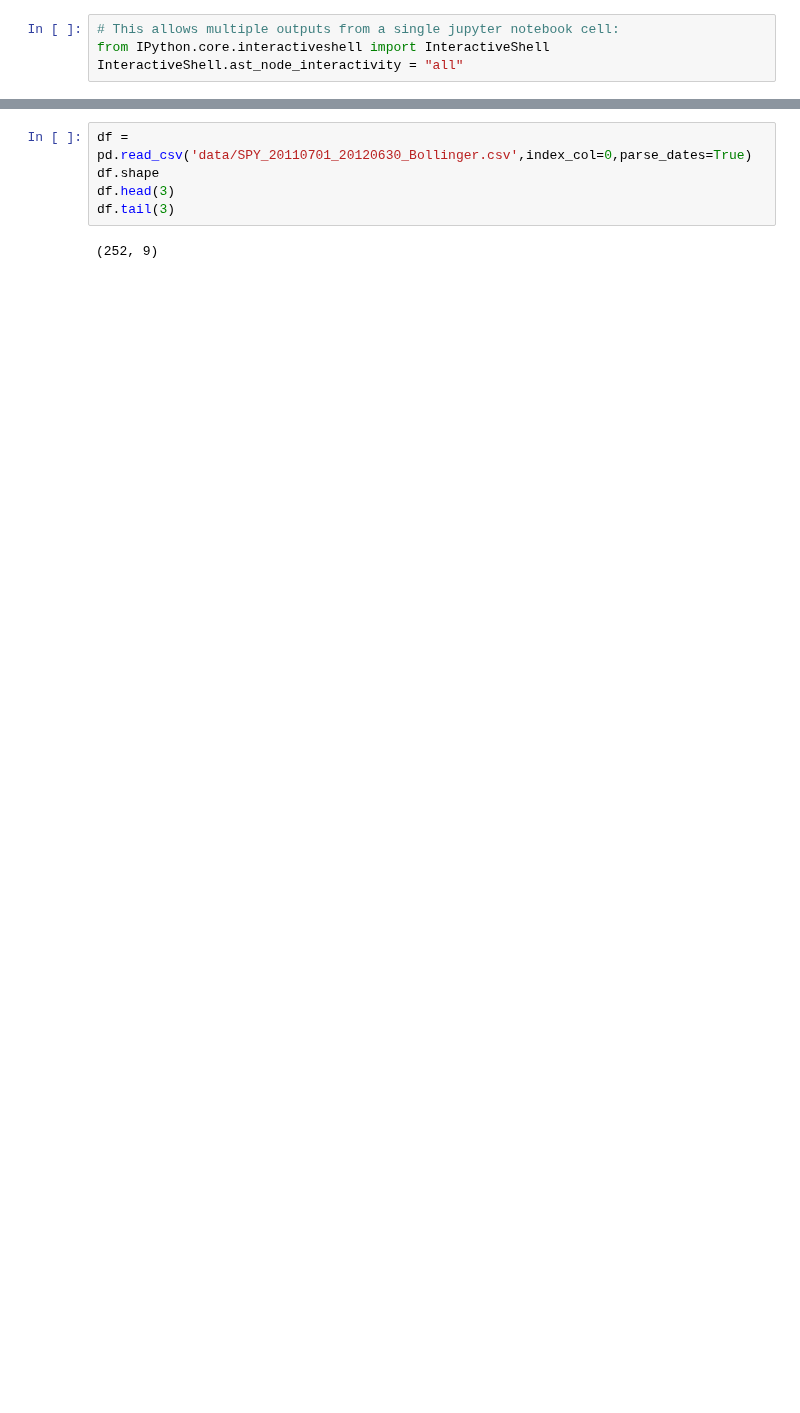
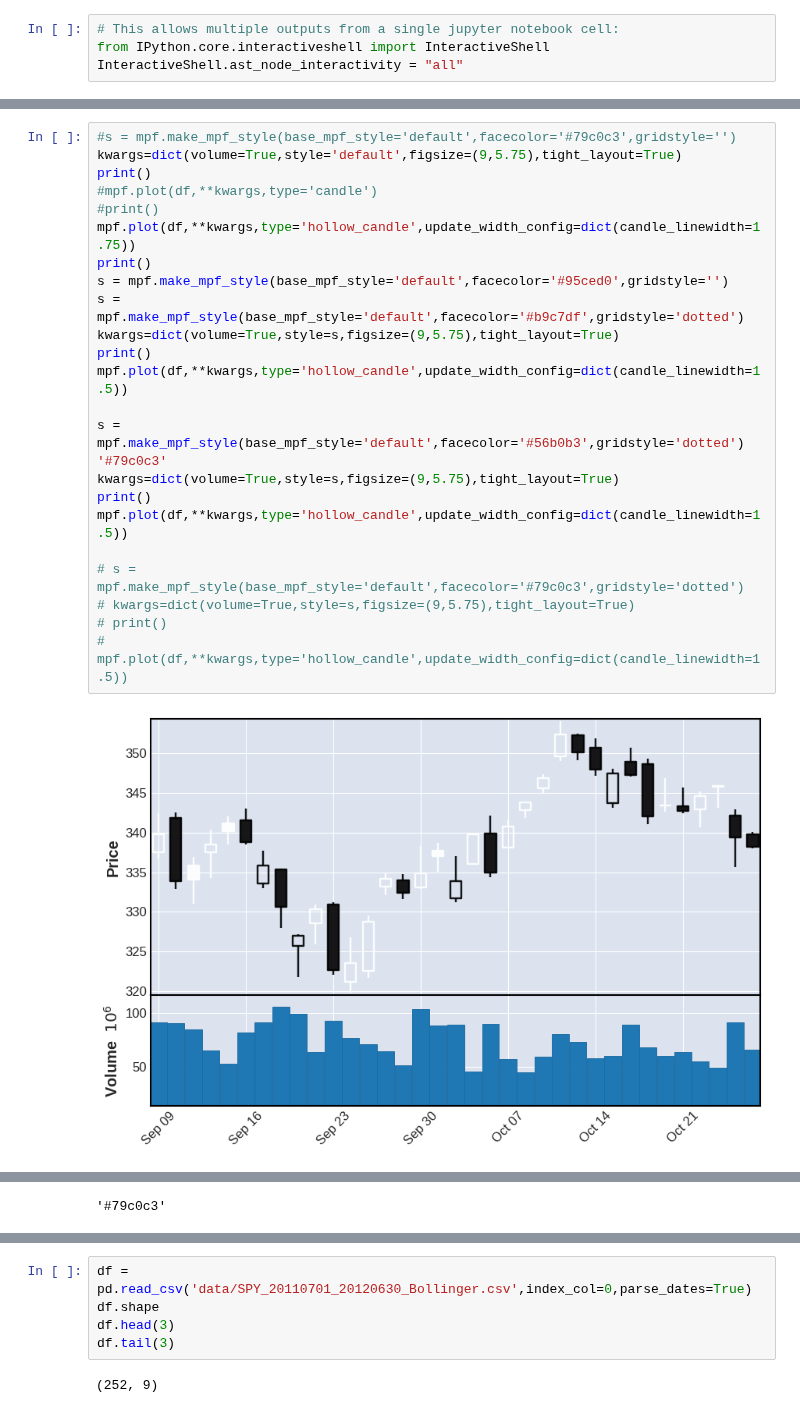
Before and after one commit to matplotlib/mplfinance, a Jupyter notebook: examples/hollow_and_filled_candles.ipynb, the cells around one changed output, grey strips where cells are left out. Drawn from its saved outputs; the diff is of its cells as text; blank space fills up the shorter version.

```diff
--- a/examples/hollow_and_filled_candles.ipynb
+++ b/examples/hollow_and_filled_candles.ipynb
@@ -119,0 +138,26 @@ df.loc['12/17/2020':'12/21/2020',['Open','High','Low','Close']]
+# %%
+#s = mpf.make_mpf_style(base_mpf_style='default',facecolor='#79c0c3',gridstyle='')
+kwargs=dict(volume=True,style='default',figsize=(9,5.75),tight_layout=True)
+print()
+#mpf.plot(df,**kwargs,type='candle')
+#print()
+mpf.plot(df,**kwargs,type='hollow_candle',update_width_config=dict(candle_linewidth=1.75))
+print()
+s = mpf.make_mpf_style(base_mpf_style='default',facecolor='#95ced0',gridstyle='')
+s = mpf.make_mpf_style(base_mpf_style='default',facecolor='#b9c7df',gridstyle='dotted')
+kwargs=dict(volume=True,style=s,figsize=(9,5.75),tight_layout=True)
+print()
+mpf.plot(df,**kwargs,type='hollow_candle',update_width_config=dict(candle_linewidth=1.5))
+
+s = mpf.make_mpf_style(base_mpf_style='default',facecolor='#56b0b3',gridstyle='dotted')
+'#79c0c3'
+kwargs=dict(volume=True,style=s,figsize=(9,5.75),tight_layout=True)
+print()
+mpf.plot(df,**kwargs,type='hollow_candle',update_width_config=dict(candle_linewidth=1.5))
+
+# s = mpf.make_mpf_style(base_mpf_style='default',facecolor='#79c0c3',gridstyle='dotted')
+# kwargs=dict(volume=True,style=s,figsize=(9,5.75),tight_layout=True)
+# print()
+# mpf.plot(df,**kwargs,type='hollow_candle',update_width_config=dict(candle_linewidth=1.5))
+# %% [output]
+[figure, added]
@@ -119,0 +165 @@ df.loc['12/17/2020':'12/21/2020',['Open','High','Low','Close']]
+'#79c0c3'
```
Also changed, not shown: parts of 36 cells of this notebook.
